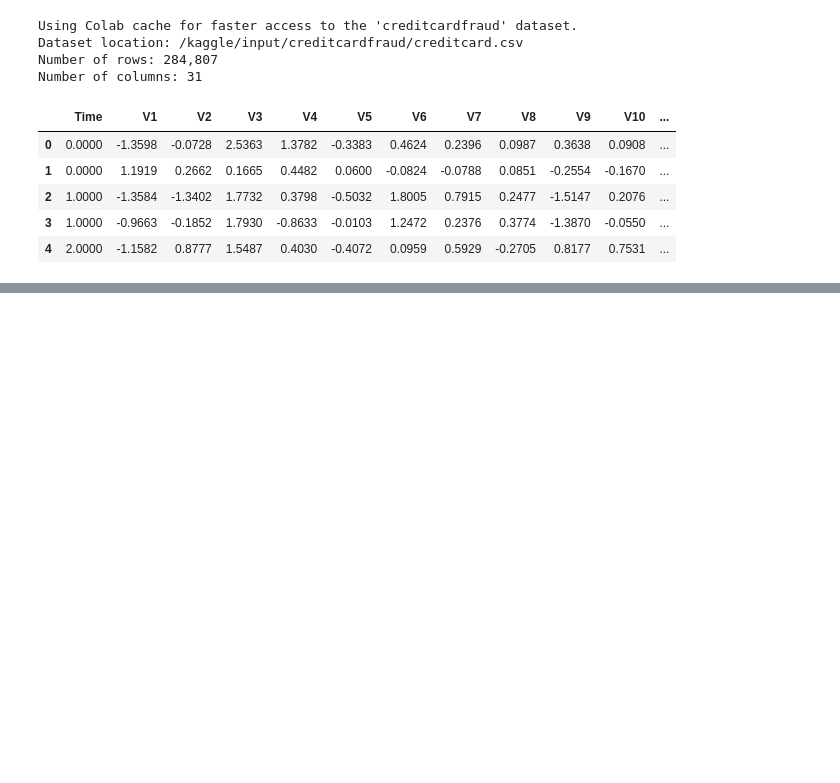
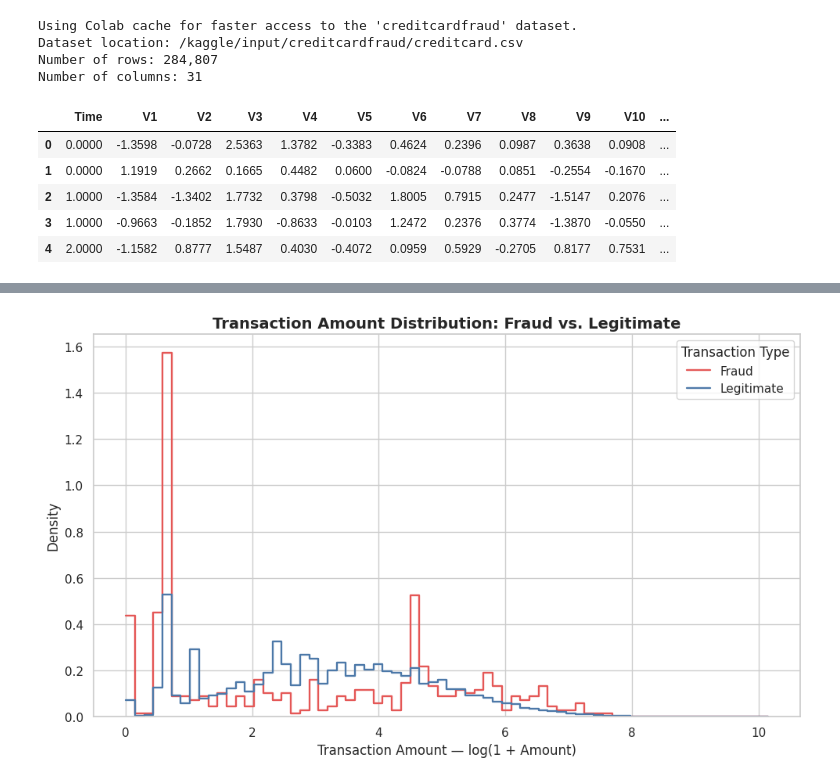
Before and after one commit to elias8080007/OIBSIP, a Jupyter notebook: DataAnalytics-L2-FraudDetection/Elias_Ibrahim_Elias_Task3.ipynb, the cells around one changed output, grey strips where cells are left out. Cells and saved outputs as stored; diff of their text form; code cells hidden in the pictures; blank space fills up the shorter version.

```diff
--- a/DataAnalytics-L2-FraudDetection/Elias_Ibrahim_Elias_Task3.ipynb
+++ b/DataAnalytics-L2-FraudDetection/Elias_Ibrahim_Elias_Task3.ipynb
@@ -84,0 +343,52 @@ Number of columns: 31
+# %%
+amount_plot_data = df[["Class", "Amount"]].copy()
+
+amount_plot_data["Transaction_Type"] = amount_plot_data["Class"].map({
+    0: "Legitimate",
+    1: "Fraud"
+})
+
+# Log transformation is used only for clearer visualisation
+amount_plot_data["Log_Amount"] = np.log1p(
+    amount_plot_data["Amount"]
+)
+
+plt.figure(figsize=(10, 6))
+
+sns.histplot(
+    data=amount_plot_data,
+    x="Log_Amount",
+    hue="Transaction_Type",
+    bins=70,
+    stat="density",
+    common_norm=False,
+    element="step",
+    fill=False,
+    linewidth=1.7,
+    palette={
+        "Legitimate": "#4C78A8",
+        "Fraud": "#E45756"
+    }
+)
+
+plt.title(
+    "Transaction Amount Distribution: Fraud vs. Legitimate",
+    fontsize=14,
+    fontweight="bold"
+)
+plt.xlabel("Transaction Amount — log(1 + Amount)")
+plt.ylabel("Density")
+plt.legend(
+    title="Transaction Type",
+    labels=["Fraud", "Legitimate"]
+)
+
+plt.tight_layout()
+plt.savefig(
+    "transaction_amount_distribution.png",
+    dpi=300,
+    bbox_inches="tight"
+)
+plt.show()
+# %% [output]
+[figure, added]
```
Also changed, not shown: parts of 41 cells of this notebook.
